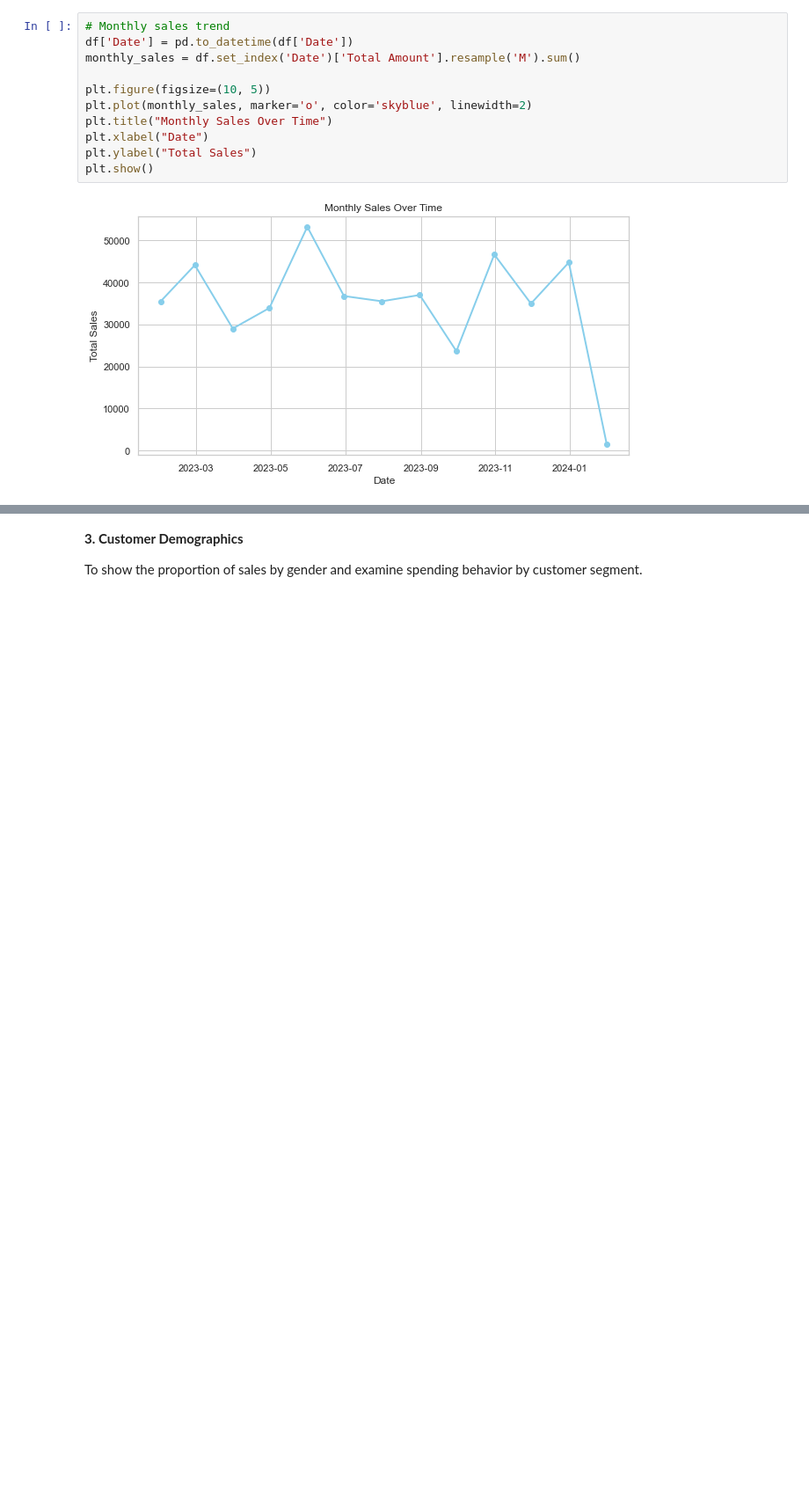
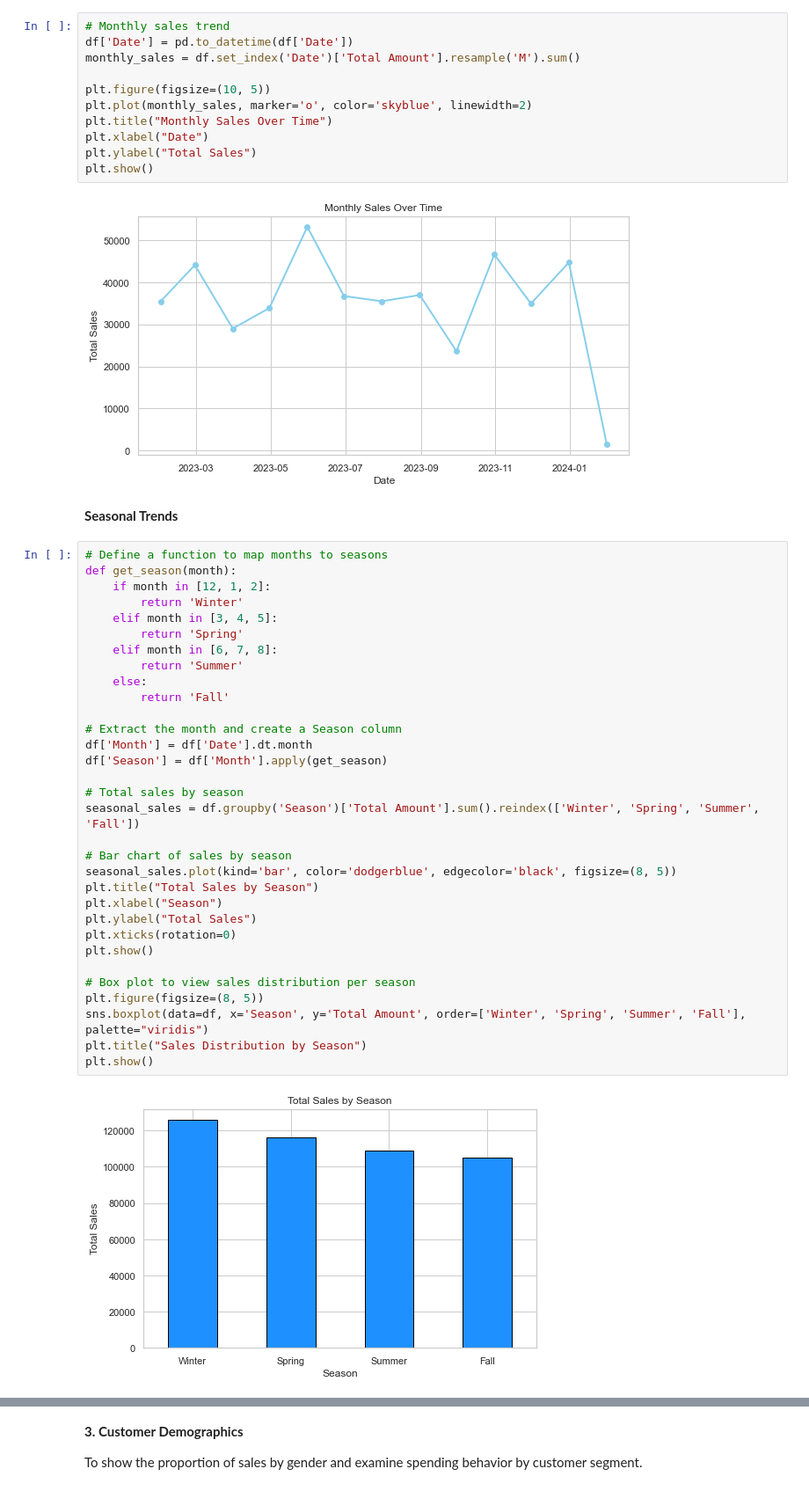
Before and after one commit to mandele1999/retail_sales_analytics, a Jupyter notebook: 03_data_analysis.ipynb, the cells around one changed output, grey strips where cells are left out. Shown: that part at 88% size. Drawn from its saved outputs; the diff is of its cells as text; blank space fills up the shorter version.

Commit message:
Seasonal Trend Feature

```diff
--- a/03_data_analysis.ipynb
+++ b/03_data_analysis.ipynb
@@ -116,3 +127,39 @@ plt.ylabel("Total Sales")
 plt.show()
 # %% [output]
 [figure]
+# %% [markdown]
+**Seasonal Trends**
+# %%
+# Define a function to map months to seasons
+def get_season(month):
+    if month in [12, 1, 2]:
+        return 'Winter'
+    elif month in [3, 4, 5]:
+        return 'Spring'
+    elif month in [6, 7, 8]:
+        return 'Summer'
+    else:
+        return 'Fall'
+
+# Extract the month and create a Season column
+df['Month'] = df['Date'].dt.month
+df['Season'] = df['Month'].apply(get_season)
+
+# Total sales by season
+seasonal_sales = df.groupby('Season')['Total Amount'].sum().reindex(['Winter', 'Spring', 'Summer', 'Fall'])
+
+# Bar chart of sales by season
+seasonal_sales.plot(kind='bar', color='dodgerblue', edgecolor='black', figsize=(8, 5))
+plt.title("Total Sales by Season")
+plt.xlabel("Season")
+plt.ylabel("Total Sales")
+plt.xticks(rotation=0)
+plt.show()
+
+# Box plot to view sales distribution per season
+plt.figure(figsize=(8, 5))
+sns.boxplot(data=df, x='Season', y='Total Amount', order=['Winter', 'Spring', 'Summer', 'Fall'], palette="viridis")
+plt.title("Sales Distribution by Season")
+plt.show()
+# %% [output]
+[figure, added]
```
Also changed, not shown: parts of 6 cells of this notebook.
